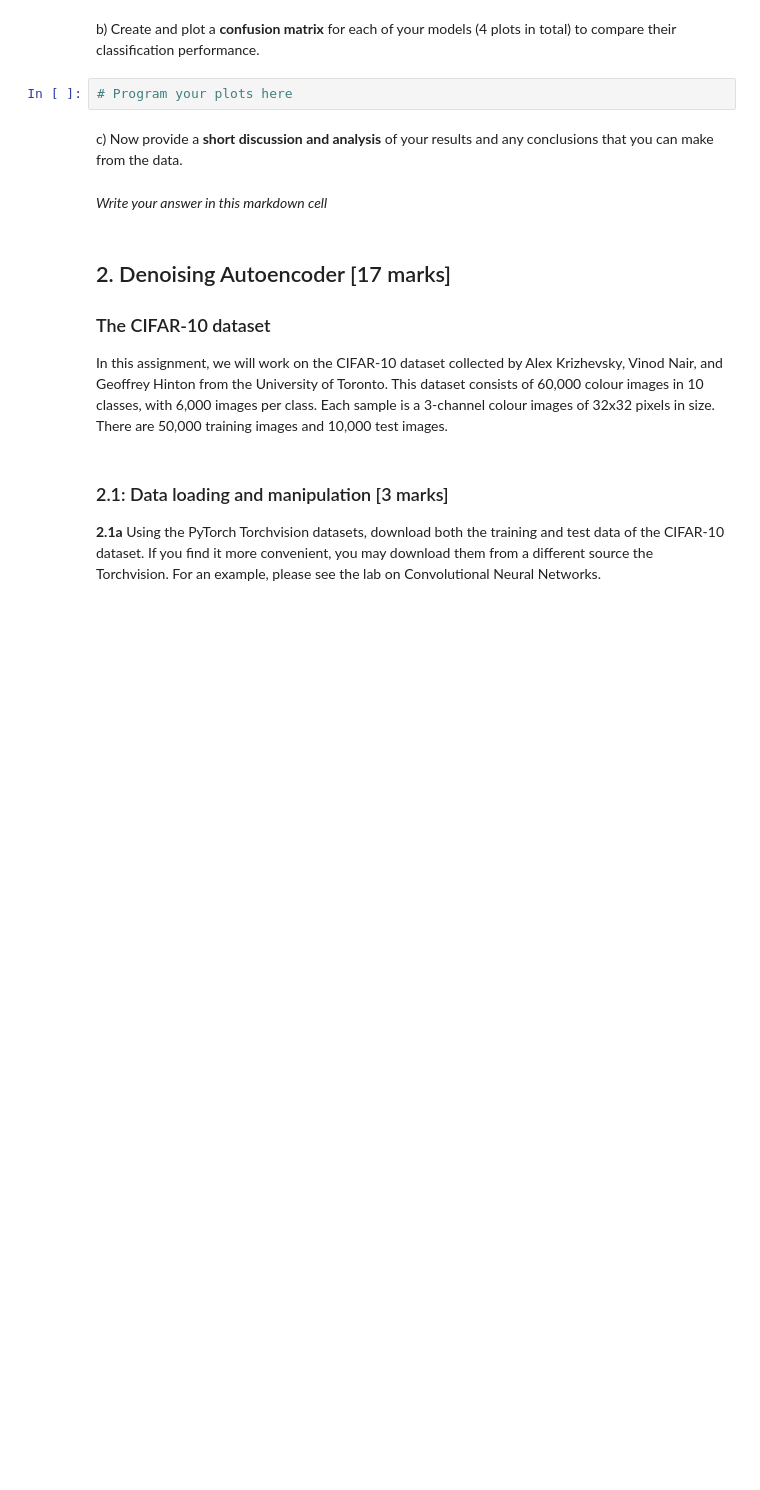
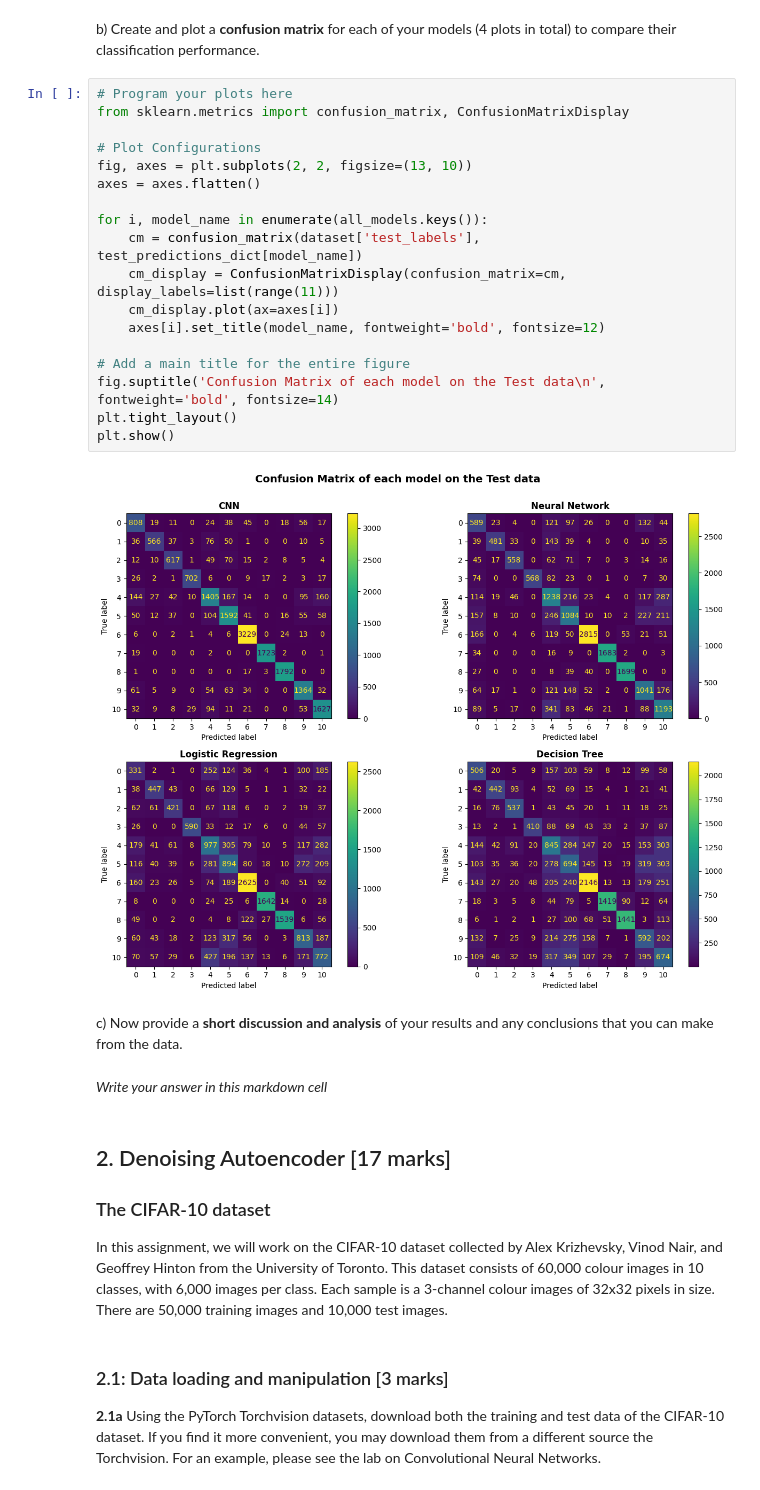
Before and after one commit to pladee42/assg-machine-learning, a Jupyter notebook: assignment_liq23wr.ipynb, the cells around one changed output. Saved outputs shown, nothing was run; the diff lists cells and outputs as text; blank space fills up the shorter version.

```diff
--- a/assignment_liq23wr.ipynb
+++ b/assignment_liq23wr.ipynb
@@ -1276,7 +1361,25 @@ a) Create **two bar charts** that provides a comparison between your 4 models; t
 # %% [markdown]
 b) Create and plot a **confusion matrix** for each of your models (4 plots in total) to compare their classification performance.
-# %%
-# Program your plots here
+# %%
+# Program your plots here
+from sklearn.metrics import confusion_matrix, ConfusionMatrixDisplay
+
+# Plot Configurations
+fig, axes = plt.subplots(2, 2, figsize=(13, 10))
+axes = axes.flatten()
+
+for i, model_name in enumerate(all_models.keys()):
+    cm = confusion_matrix(dataset['test_labels'], test_predictions_dict[model_name])
+    cm_display = ConfusionMatrixDisplay(confusion_matrix=cm, display_labels=list(range(11)))
+    cm_display.plot(ax=axes[i])
+    axes[i].set_title(model_name, fontweight='bold', fontsize=12)
+
+# Add a main title for the entire figure
+fig.suptitle('Confusion Matrix of each model on the Test data\n', fontweight='bold', fontsize=14)
+plt.tight_layout()
+plt.show()
+# %% [output]
+[figure, added]
 # %% [markdown]
 c) Now provide a **short discussion and analysis** of your results and any conclusions that you can make from the data.
 # %% [markdown]
```
Also changed, not shown: parts of 3 cells of this notebook.
